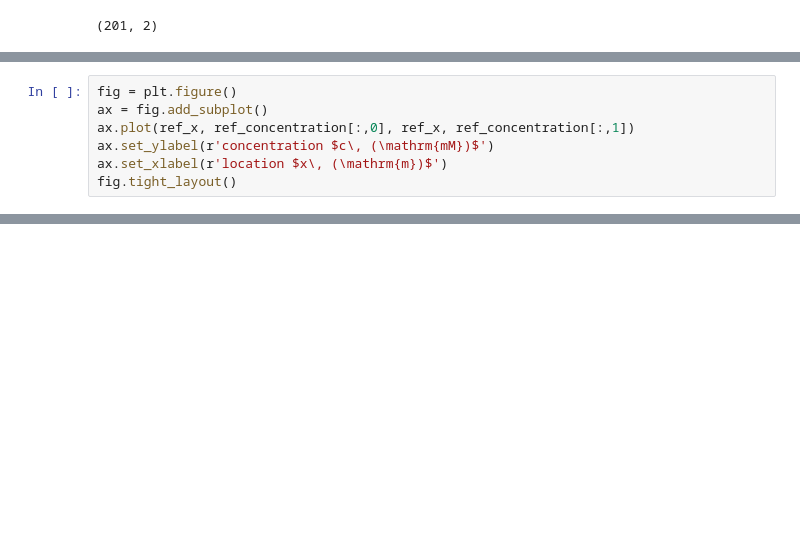
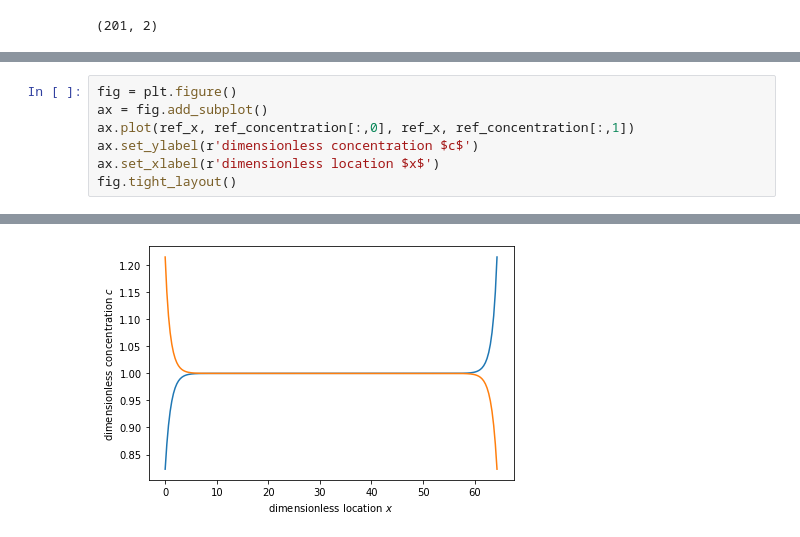
Before and after one commit to ColgateShots/PNP, a Jupyter notebook: sample_case_1d_cell.ipynb, the cells around one changed output, grey strips where cells are left out. Saved outputs shown, nothing was run; the diff lists cells and outputs as text; blank space fills up the shorter version.

```diff
--- a/sample_case_1d_cell.ipynb
+++ b/sample_case_1d_cell.ipynb
@@ -105,7 +102,7 @@ fig.tight_layout()
 fig = plt.figure()
 ax = fig.add_subplot()
 ax.plot(ref_x, ref_concentration[:,0], ref_x, ref_concentration[:,1])
-ax.set_ylabel(r'concentration $c\, (\mathrm{mM})$')
-ax.set_xlabel(r'location $x\, (\mathrm{m})$')
+ax.set_ylabel(r'dimensionless concentration $c$')
+ax.set_xlabel(r'dimensionless location $x$')
 fig.tight_layout()
 # %% [output]
@@ -113,0 +109 @@ fig.tight_layout()
+[figure, added]
```
Also changed, not shown: parts of 7 cells of this notebook.
